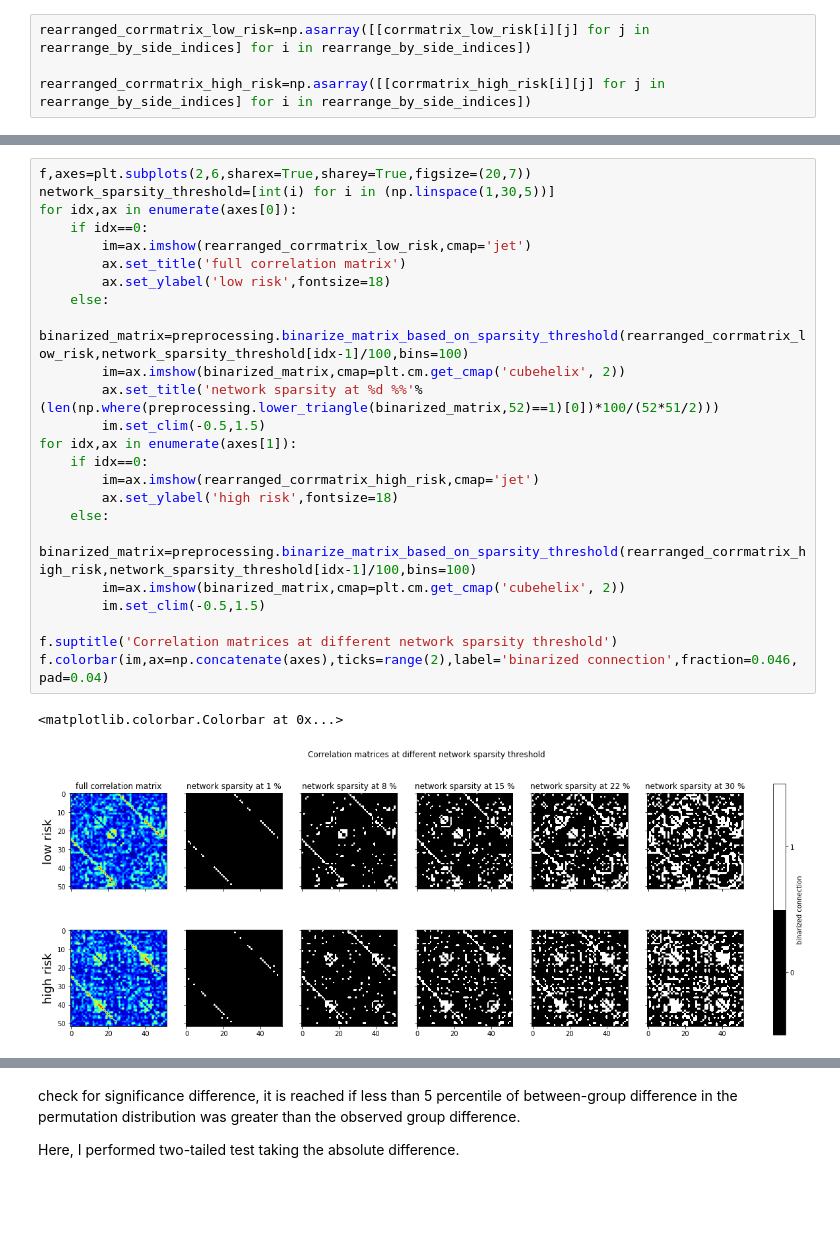
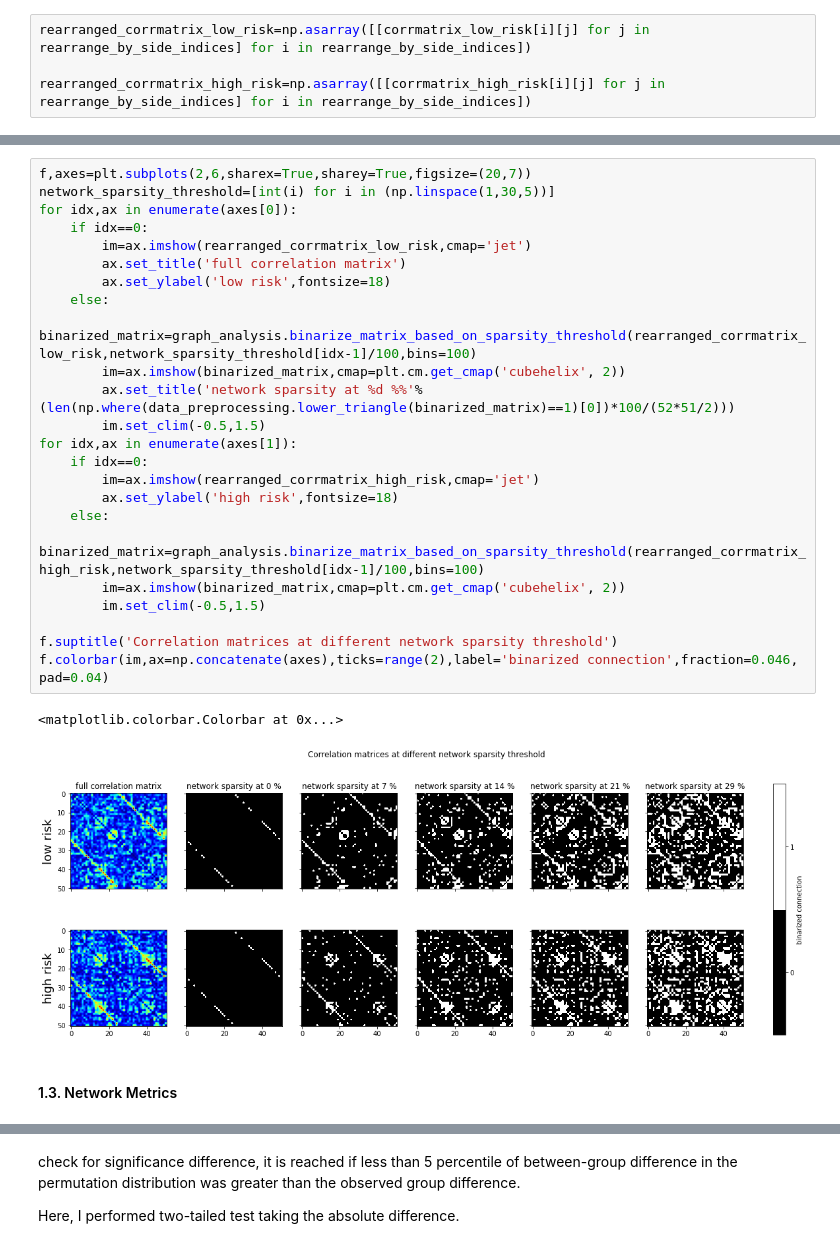
Before and after one commit to lehai-ml/schizophrenia_PRS, a Jupyter notebook: notebooks_results/ePrime/3_ePrime_graph_analysis.ipynb, the cells around one changed output, grey strips where cells are left out. Saved outputs shown, nothing was run; the diff lists cells and outputs as text; blank space fills up the shorter version.

Commit message:
calculate volumetric graph metrics

```diff
--- a/notebooks_results/ePrime/3_ePrime_graph_analysis.ipynb
+++ b/notebooks_results/ePrime/3_ePrime_graph_analysis.ipynb
@@ -70,28 +81,30 @@ f.colorbar(im,ax=[ax1,ax2],orientation='horizontal')
 # %%
 f,axes=plt.subplots(2,6,sharex=True,sharey=True,figsize=(20,7))
 network_sparsity_threshold=[int(i) for i in (np.linspace(1,30,5))]
 for idx,ax in enumerate(axes[0]):
     if idx==0:
         im=ax.imshow(rearranged_corrmatrix_low_risk,cmap='jet')
         ax.set_title('full correlation matrix')
         ax.set_ylabel('low risk',fontsize=18)
     else:
-        binarized_matrix=preprocessing.binarize_matrix_based_on_sparsity_threshold(rearranged_corrmatrix_low_risk,network_sparsity_threshold[idx-1]/100,bins=100)
+        binarized_matrix=graph_analysis.binarize_matrix_based_on_sparsity_threshold(rearranged_corrmatrix_low_risk,network_sparsity_threshold[idx-1]/100,bins=100)
         im=ax.imshow(binarized_matrix,cmap=plt.cm.get_cmap('cubehelix', 2))
-        ax.set_title('network sparsity at %d %%'%(len(np.where(preprocessing.lower_triangle(binarized_matrix,52)==1)[0])*100/(52*51/2)))
+        ax.set_title('network sparsity at %d %%'%(len(np.where(data_preprocessing.lower_triangle(binarized_matrix)==1)[0])*100/(52*51/2)))
         im.set_clim(-0.5,1.5)
 for idx,ax in enumerate(axes[1]):
     if idx==0:
         im=ax.imshow(rearranged_corrmatrix_high_risk,cmap='jet')
         ax.set_ylabel('high risk',fontsize=18)
     else:
-        binarized_matrix=preprocessing.binarize_matrix_based_on_sparsity_threshold(rearranged_corrmatrix_high_risk,network_sparsity_threshold[idx-1]/100,bins=100)
+        binarized_matrix=graph_analysis.binarize_matrix_based_on_sparsity_threshold(rearranged_corrmatrix_high_risk,network_sparsity_threshold[idx-1]/100,bins=100)
         im=ax.imshow(binarized_matrix,cmap=plt.cm.get_cmap('cubehelix', 2))
         im.set_clim(-0.5,1.5)
 
 f.suptitle('Correlation matrices at different network sparsity threshold')
 f.colorbar(im,ax=np.concatenate(axes),ticks=range(2),label='binarized connection',fraction=0.046, pad=0.04)
 # %% [output]
 <matplotlib.colorbar.Colorbar at 0x...>
-[figure, old version]
+[figure, new version]
+# %% [markdown]
+#### 1.3. Network Metrics
 # %%
```
Also changed, not shown: parts of 30 cells of this notebook, 3 other files.
